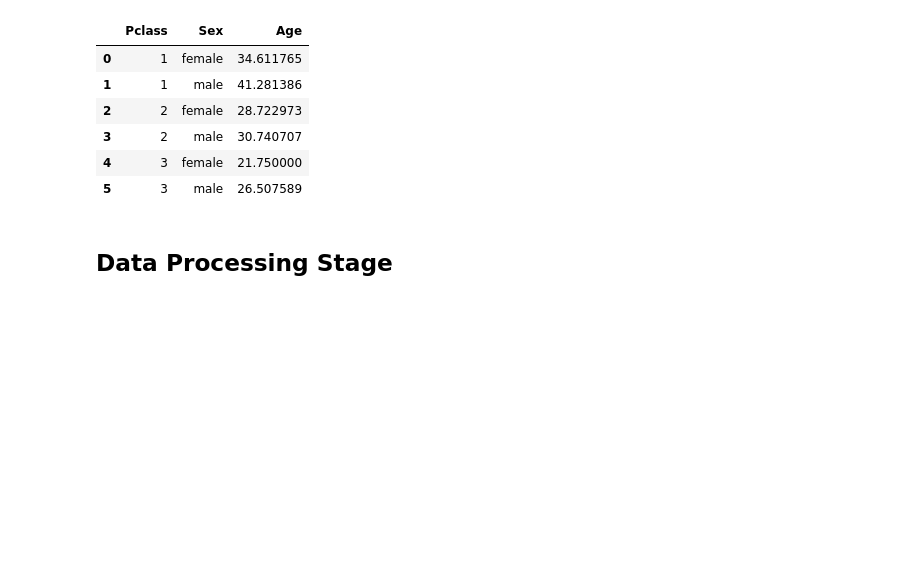
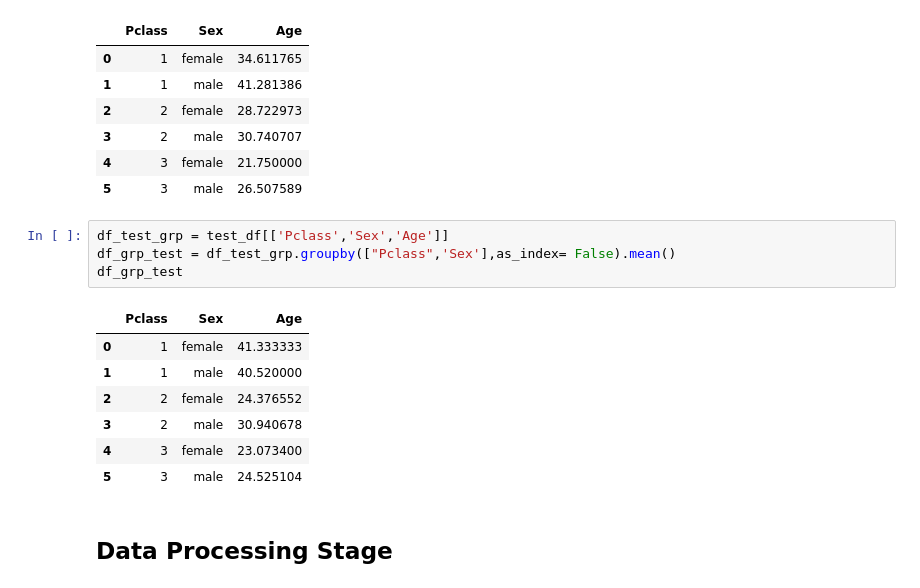
Before and after one commit to JaiswalAnchal/Titanic-Survival-Prediction, a Jupyter notebook: Titanic Machine Learning.ipynb, the cells around one changed output. Cells and saved outputs as stored; diff of their text form; blank space fills up the shorter version.

```diff
--- a/Titanic.ipynb
+++ b/Titanic Machine Learning.ipynb
@@ -203,6 +206,18 @@ df_grp
 | 3 | 2 | male | 30.740707 |
 | 4 | 3 | female | 21.750000 |
 | 5 | 3 | male | 26.507589 |
+# %%
+df_test_grp = test_df[['Pclass','Sex','Age']]
+df_grp_test = df_test_grp.groupby(["Pclass",'Sex'],as_index= False).mean()
+df_grp_test
+# %% [output]
+|  | Pclass | Sex | Age |
+| 0 | 1 | female | 41.333333 |
+| 1 | 1 | male | 40.520000 |
+| 2 | 2 | female | 24.376552 |
+| 3 | 2 | male | 30.940678 |
+| 4 | 3 | female | 23.073400 |
+| 5 | 3 | male | 24.525104 |
 # %% [markdown]
 ## Data Processing Stage
 # %% [markdown]
```
Also changed, not shown: parts of 15 cells of this notebook, 3 other files.
